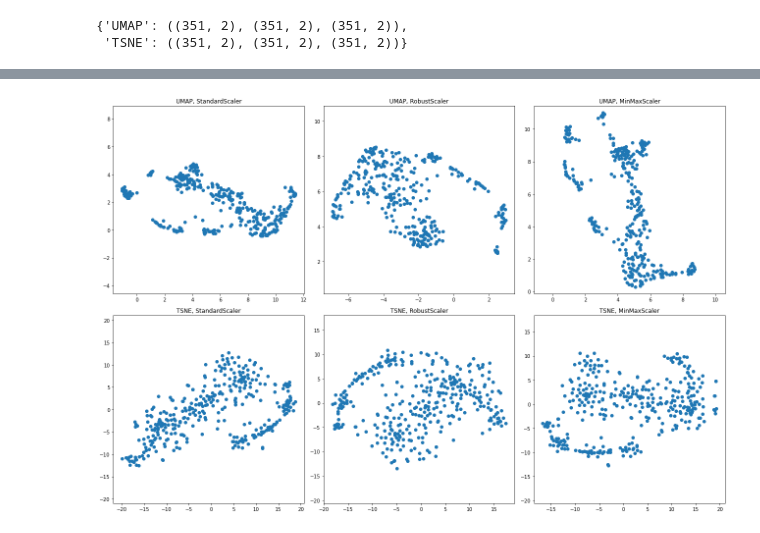
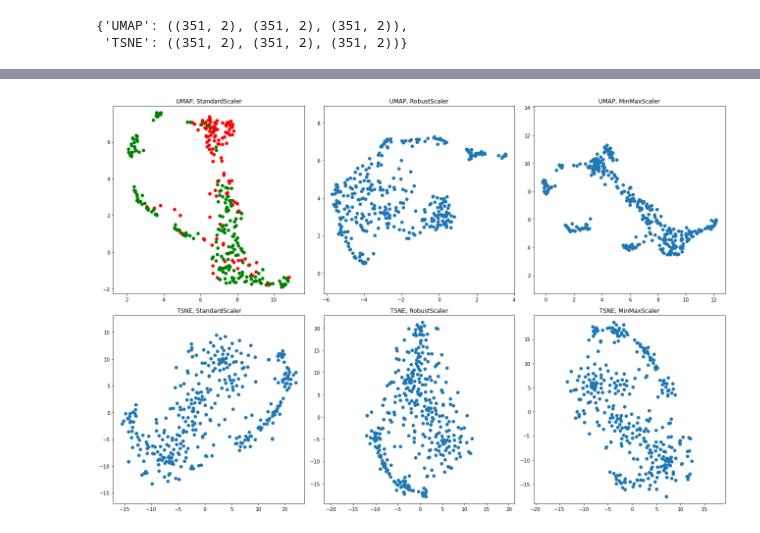
Before and after one commit to BearPro/data-science, a Jupyter notebook: task2.ipynb, the cells around one changed output, grey strips where cells are left out. Cells and saved outputs as stored; diff of their text form; code cells hidden in the pictures.

```diff
--- a/task2.ipynb
+++ b/task2.ipynb
@@ -38,7 +54,7 @@ sns.pairplot(data[list(range(0, 4)) + [34]], hue=34)
 umap_reducer = umap.UMAP()
 tsne_reducer = TSNE(learning_rate='auto', init='random')
 
-_data = data[range(0, 34)].values
+_data = data[range(0, 35)].values
 
 standard_scaled_data = StandardScaler().fit_transform(_data)
 umap_standard_embedding = umap_reducer.fit_transform(standard_scaled_data)
@@ -104,31 +102,32 @@ Text(0.5, 1.0, 'TSNE, MinMaxScaler')
 # %%
 fig, axs = plt.subplots(2, 3)
 
-axs[0, 0].scatter(umap_standard_embedding[:, 0], umap_standard_embedding[:, 1])
+axs[0, 0].scatter(umap_standard_embedding[:, 0], umap_standard_embedding[:, 1], c=data[34].map({'g': "green", 'b': "red"}))
 axs[0, 0].set_aspect('equal', 'datalim')
 axs[0, 0].set_title('UMAP, StandardScaler')
 
-axs[0, 1].scatter(umap_robust_embedding[:, 0], umap_robust_embedding[:, 1])
+axs[0, 1].scatter(umap_robust_embedding[:, 0], umap_robust_embedding[:, 1], c=data[34].map({'g': "green", 'b': "red"}))
 axs[0, 1].set_aspect('equal', 'datalim')
 axs[0, 1].set_title('UMAP, RobustScaler')
 
-axs[0, 2].scatter(umap_minmax_embedding[:, 0], umap_minmax_embedding[:, 1])
+axs[0, 2].scatter(umap_minmax_embedding[:, 0], umap_minmax_embedding[:, 1], c=data[34].map({'g': "green", 'b': "red"}))
 axs[0, 2].set_aspect('equal', 'datalim')
 axs[0, 2].set_title('UMAP, MinMaxScaler')
 
-axs[1, 0].scatter(tsne_standard_embedding[:, 0], tsne_standard_embedding[:, 1])
+axs[1, 0].scatter(tsne_standard_embedding[:, 0], tsne_standard_embedding[:, 1], c=data[34].map({'g': "green", 'b': "red"}))
 axs[1, 0].set_aspect('equal', 'datalim')
 axs[1, 0].set_title('TSNE, StandardScaler')
 
-axs[1, 1].scatter(tsne_robust_embedding[:, 0], tsne_robust_embedding[:, 1])
+axs[1, 1].scatter(tsne_robust_embedding[:, 0], tsne_robust_embedding[:, 1], c=data[34].map({'g': "green", 'b': "red"}))
 axs[1, 1].set_aspect('equal', 'datalim')
 axs[1, 1].set_title('TSNE, RobustScaler')
 
-axs[1, 2].scatter(tsne_minmax_embedding[:, 0], tsne_minmax_embedding[:, 1])
+axs[1, 2].scatter(tsne_minmax_embedding[:, 0], tsne_minmax_embedding[:, 1], c=data[34].map({'g': "green", 'b': "red"}))
 axs[1, 2].set_aspect('equal', 'datalim')
 axs[1, 2].set_title('TSNE, MinMaxScaler')
+
 fig.set_figheight(12)
 fig.set_figwidth(18)
 fig.tight_layout()
 # %% [output]
-[figure, old version]
+[figure, new version]
```
Also changed, not shown: parts of 8 cells of this notebook, 2 other files.
